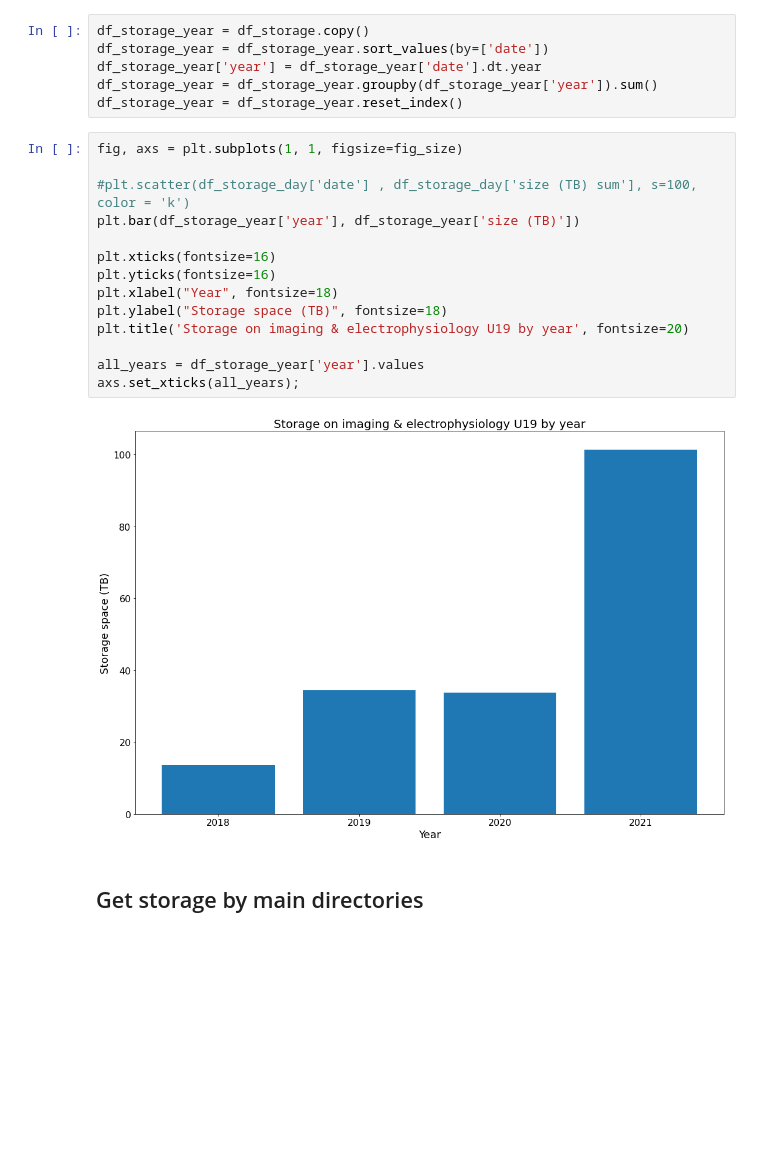
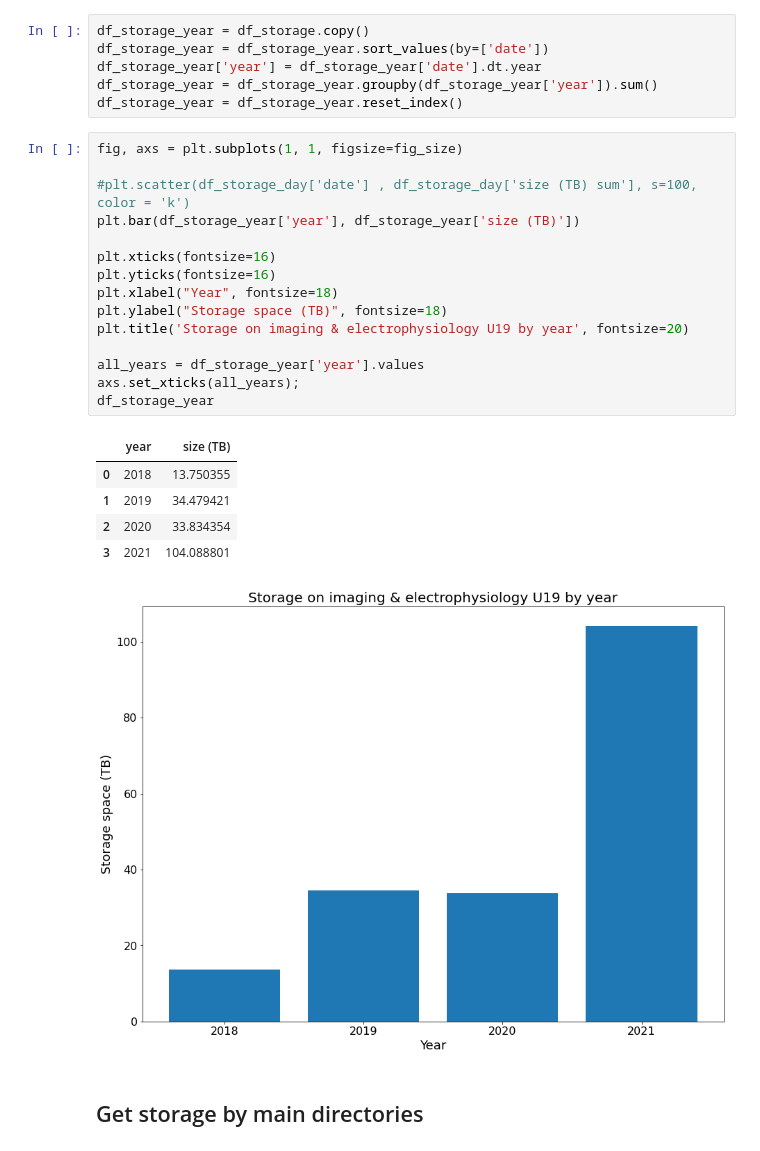
Before and after one commit to BrainCOGS/U19-pipeline-python, a Jupyter notebook: notebooks/storage_calculator_across_time.ipynb, the cells around one changed output. Cells and saved outputs as stored; diff of their text form; blank space fills up the shorter version.

Commit message:
Added notebooks for video analysis, imaging analysis, storage calculator

```diff
--- a/notebooks/storage_calculator_across_time.ipynb
+++ b/notebooks/storage_calculator_across_time.ipynb
@@ -191,19 +192,25 @@ df_storage_year = df_storage_year.reset_index()
 # %%
 fig, axs = plt.subplots(1, 1, figsize=fig_size)
 
 #plt.scatter(df_storage_day['date'] , df_storage_day['size (TB) sum'], s=100, color = 'k')
 plt.bar(df_storage_year['year'], df_storage_year['size (TB)'])
 
 plt.xticks(fontsize=16)
 plt.yticks(fontsize=16)
 plt.xlabel("Year", fontsize=18)
 plt.ylabel("Storage space (TB)", fontsize=18)
 plt.title('Storage on imaging & electrophysiology U19 by year', fontsize=20)
 
 all_years = df_storage_year['year'].values
 axs.set_xticks(all_years);
+df_storage_year
 # %% [output]
+|  | year | size (TB) |
+| 0 | 2018 | 13.750355 |
+| 1 | 2019 | 34.479421 |
+| 2 | 2020 | 33.834354 |
+| 3 | 2021 | 104.088801 |
-[figure, old version]
+[figure, new version]
 # %% [markdown]
 ## Get storage by main directories
 # %%
```
Also changed, not shown: parts of 6 cells of this notebook, 2 other files.
